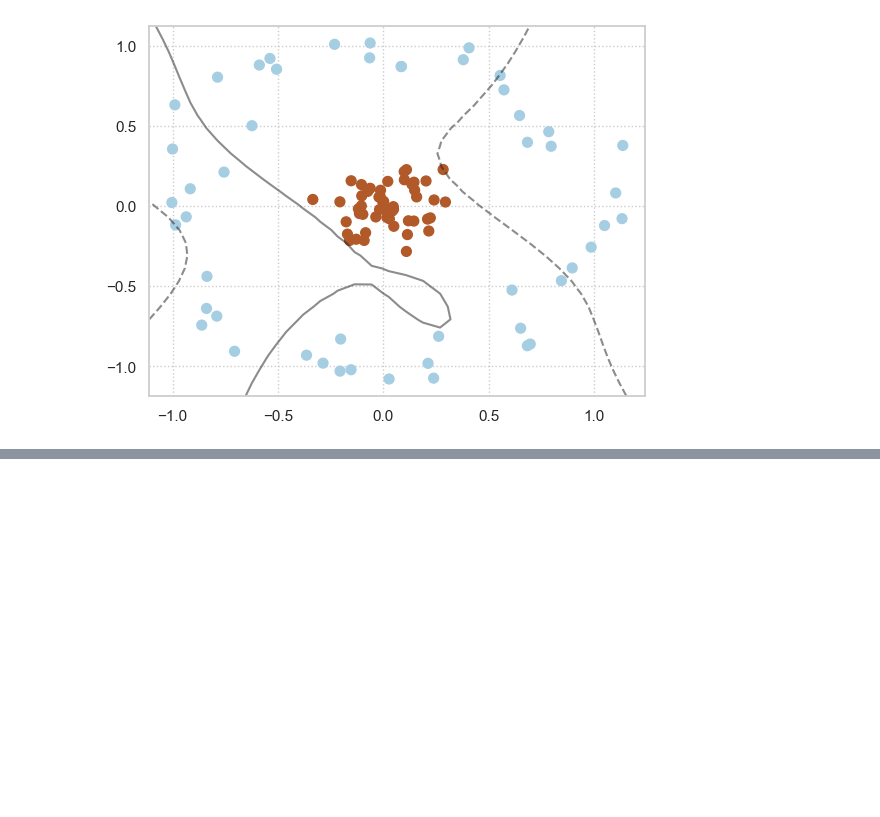
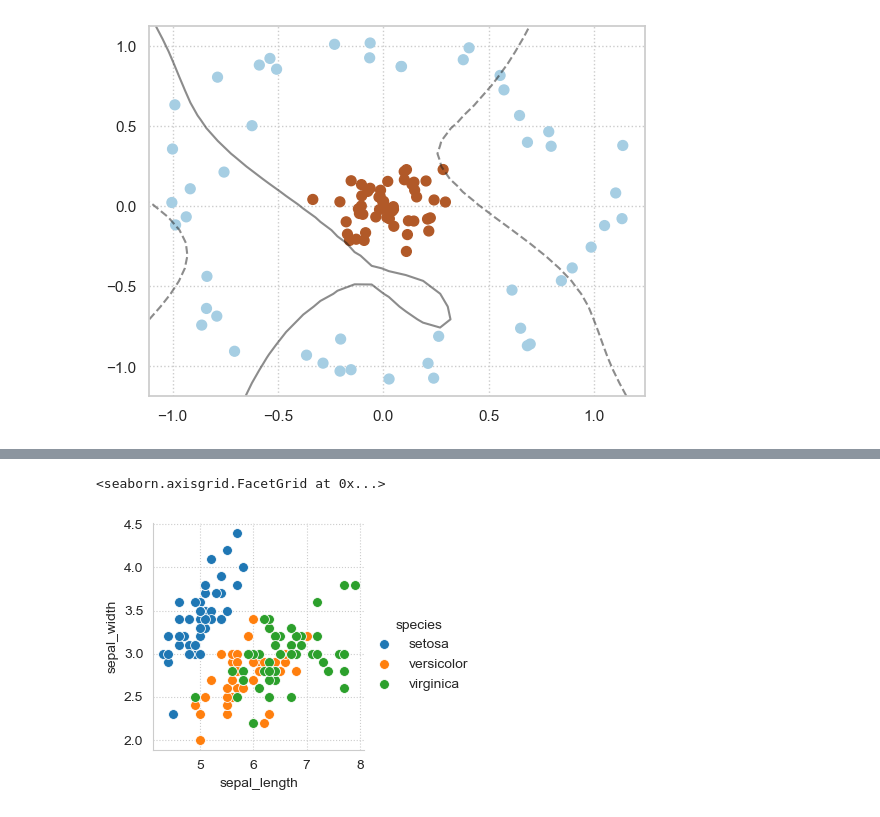
Before and after one commit to faizuddin/ISB46703, a Jupyter notebook: learning/supervised_classification_svm.ipynb, the cells around one changed output, grey strips where cells are left out. Drawn from its saved outputs; the diff is of its cells as text; code cells hidden in the pictures; blank space fills up the shorter version.

Commit message:
Added iris dataset classification exercise

```diff
--- a/learning/supervised_classification_svm.ipynb
+++ b/learning/supervised_classification_svm.ipynb
@@ -185,0 +191,3 @@ plt.scatter(clf_sig.support_vectors_[:, 0], clf_sig.support_vectors_[:, 1], s=20
+# %%
+# load Iris dataset
+df = sns.load_dataset('iris')
@@ -185,0 +203,8 @@ plt.scatter(clf_sig.support_vectors_[:, 0], clf_sig.support_vectors_[:, 1], s=20
+# %%
+# Sepal plot of all species
+g = sns.FacetGrid(df, hue="species")
+g.map_dataframe(sns.scatterplot, x="sepal_length", y="sepal_width", s=50)
+g.add_legend()
+# %% [output]
+<seaborn.axisgrid.FacetGrid at 0x...>
+[figure, added]
```
Also changed, not shown: parts of 9 cells of this notebook.
